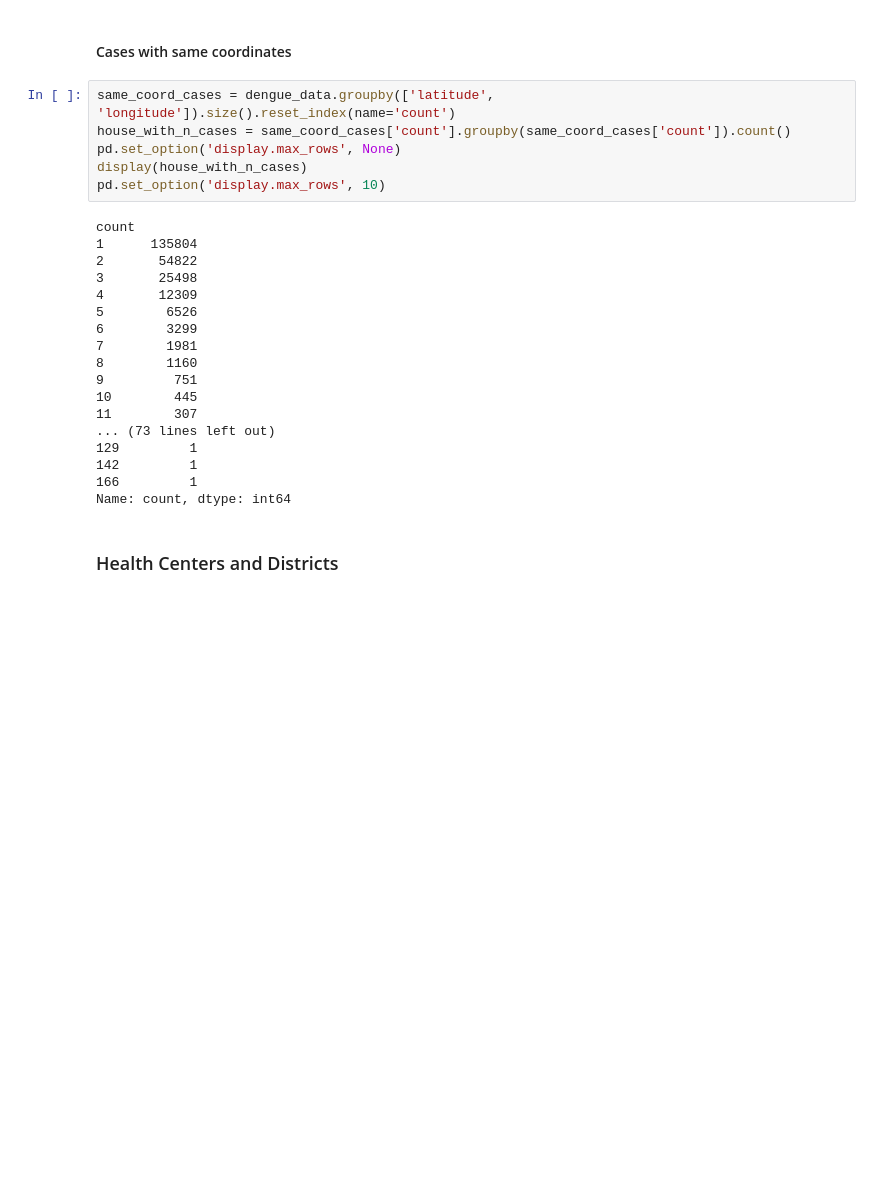
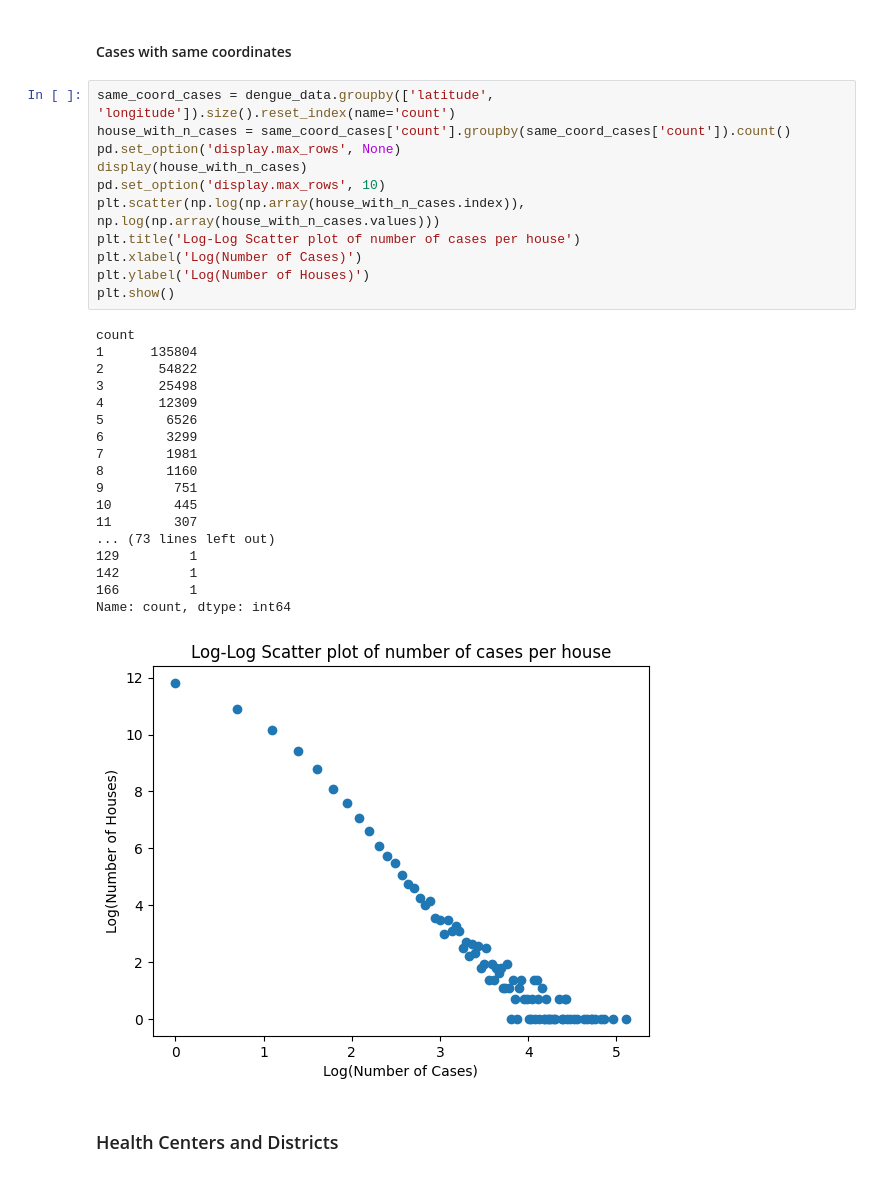
Before and after one commit to pedrobahia7/tcc_ovitraps, a Jupyter notebook: notebooks/dengue_data_exploration.ipynb, the cells around one changed output. Cells and saved outputs as stored; diff of their text form; blank space fills up the shorter version.

Commit message:
add loglog plot in dengue_data_exploration.ipynb

```diff
--- a/notebooks/dengue_data_exploration.ipynb
+++ b/notebooks/dengue_data_exploration.ipynb
@@ -102,27 +94,33 @@ dengue_data[dengue_data["latitude"].isna()]['anoCepid'].value_counts().sort_inde
 # %%
 same_coord_cases = dengue_data.groupby(['latitude', 'longitude']).size().reset_index(name='count')
 house_with_n_cases = same_coord_cases['count'].groupby(same_coord_cases['count']).count()
 pd.set_option('display.max_rows', None)
 display(house_with_n_cases)
 pd.set_option('display.max_rows', 10)
+plt.scatter(np.log(np.array(house_with_n_cases.index)), np.log(np.array(house_with_n_cases.values)))
+plt.title('Log-Log Scatter plot of number of cases per house')
+plt.xlabel('Log(Number of Cases)')
+plt.ylabel('Log(Number of Houses)')
+plt.show()
 # %% [output]
 count
 1      135804
 2       54822
 3       25498
 4       12309
 5        6526
 6        3299
 7        1981
 8        1160
 9         751
 10        445
 11        307
 ... (73 lines left out)
 129         1
 142         1
 166         1
 Name: count, dtype: int64
+[figure, added]
 # %% [markdown]
 ### Health Centers and Districts
 # %%
```
Also changed, not shown: parts of 3 cells of this notebook.
